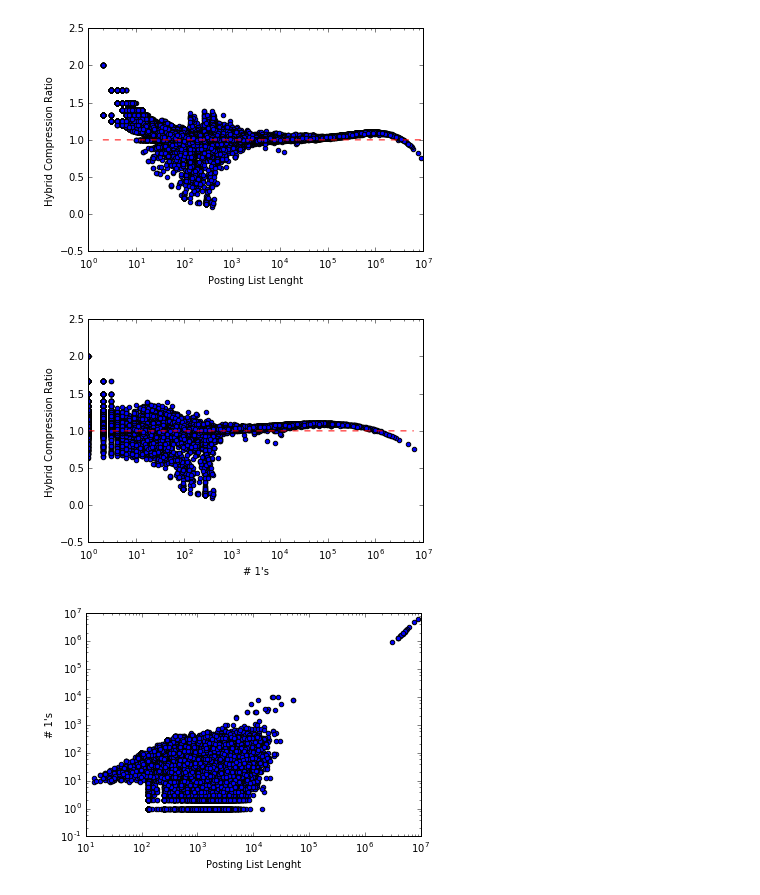
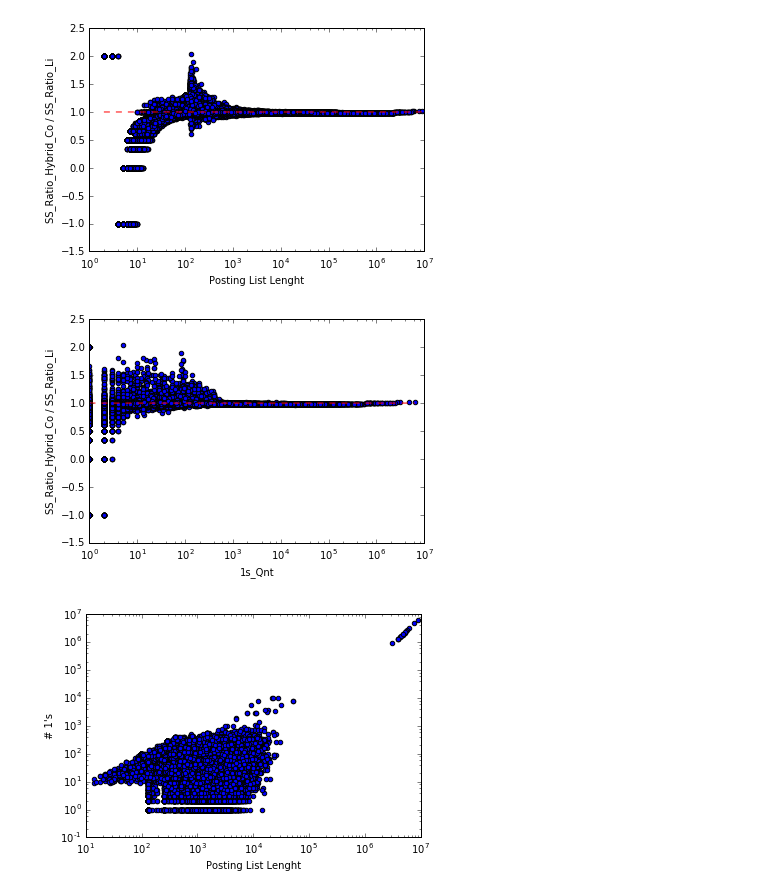
Before and after one commit to earissola/research, a Jupyter notebook: notebooks/resultAnalysis.ipynb, the cells around one changed output. Cells and saved outputs as stored; diff of their text form; code cells hidden in the pictures.

```diff
--- a/notebooks/resultAnalysis.ipynb
+++ b/notebooks/resultAnalysis.ipynb
@@ -12,4 +12,5 @@ from matplotlib import cm
 
 pd.set_option('display.float_format', lambda x: '%.3f' % x)
 # %%
-compressCombined = pd.read_csv('compressCombined.out', sep='\t', header=None)
+#indexData = pd.read_csv('../data/data.out', sep='\t', header=None)
+indexData = pd.read_csv('data.out', sep='\t', header=None)
@@ -127,0 +17,16 @@ print '%.3f' % ((frequencyCombinedUn.sum() / compressCombined['term'].count()) *
+# %%
+header = ['Term', 'Li_Len', '1s_Qnt', '1rl_Avg', 'Liwo1_Len', 'C_Li_Len', 'C_Liwo1_Len', 'EWAH_bitmap_Bytes', 'Bitmap_1s']
+indexData.columns = header
+# %%
+indexData['Bitmap_Bytes'] = indexData.Li_Len / 8 + 1
+indexData['Li_Bytes'] = indexData.Li_Len * 4
+indexData['Liwo1_Bytes'] = indexData.Liwo1_Len * 4
+indexData['C_Li_Bytes'] = indexData.C_Li_Len * 4
+indexData['C_Liwo1_Bytes'] = indexData.C_Liwo1_Len * 4
+
+# SS_Ratio (Space Saving): 1 - (CompressedSize / UncompressedSize) #
+indexData['SS_Ratio_Li'] = 1 - (indexData.C_Li_Bytes / indexData.Li_Bytes)
+indexData['SS_Ratio_Liwo1'] = 1 - (indexData.C_Liwo1_Bytes / indexData.Liwo1_Bytes)
+
+indexData['SS_Ratio_Hybrid_Un'] = 1 - (indexData.Liwo1_Bytes + indexData.Bitmap_Bytes) / indexData.Li_Bytes
+indexData['SS_Ratio_Hybrid_Co'] = 1 - (indexData.C_Liwo1_Bytes + indexData.EWAH_bitmap_Bytes) / indexData.Li_Bytes
@@ -128,37 +153,39 @@ print '%.3f' % ((frequencyCombinedUn.sum() / compressCombined['term'].count()) *
 # %%
-# Hybrid Compression Ratio: HybridCompression / PForCompression #
+# SS_Ratio_Hybrid_Co / SS_Ratio_Li #
 
-start = compressCombined.Li.min()
-stop = compressCombined.Li.max()
+SS_Ratio_Hybrid_Co_over_SS_Ratio_Li = indexData.SS_Ratio_Hybrid_Co / indexData.SS_Ratio_Li
+
+start = indexData.Li_Len.min()
+stop = indexData.Li_Len.max()
 
 s = np.arange(start, stop, 10, dtype=np.int64)
-threshold = np.full((len(s)), 1.0, dtype=np.float16)
+threshold = np.full((len(s)), 1.0, dtype=np.float64)
 
 figure, ax = plt.subplots()
 ax.plot(s, threshold, color='r', linestyle='--')
-ax.scatter(compressCombined['Li'], compressCombined['Combined_Co'])
+ax.scatter(indexData.Li_Len, SS_Ratio_Hybrid_Co_over_SS_Ratio_Li)
 
 ax.set_xlabel('Posting List Lenght')
-ax.set_ylabel('Hybrid Compression Ratio')
+ax.set_ylabel('SS_Ratio_Hybrid_Co / SS_Ratio_Li')
 ax.set_xscale('log')
 #ax.set_yscale('log')
 # %% [output]
-[figure, old version]
+[figure, new version]
 # %%
-start = compressCombined['1s'].min()
-stop = compressCombined['1s'].max()
+start = indexData['1s_Qnt'].min()
+stop = indexData['1s_Qnt'].max()
 
 s = np.arange(start, stop, 10, dtype=np.int64)
-threshold = np.full((len(s)), 1.0, dtype=np.float16)
+threshold = np.full((len(s)), 1.0, dtype=np.float64)
 
 figure, ax = plt.subplots()
 ax.plot(s, threshold, color='r', linestyle='--')
-ax.scatter(compressCombined['1s'], compressCombined['Combined_Co'])
-ax.set_xlabel('# 1\'s')
-ax.set_ylabel('Hybrid Compression Ratio')
+ax.scatter(indexData['1s_Qnt'], SS_Ratio_Hybrid_Co_over_SS_Ratio_Li)
+ax.set_xlabel('1s_Qnt')
+ax.set_ylabel('SS_Ratio_Hybrid_Co / SS_Ratio_Li')
 ax.set_xscale('log')
 # %% [output]
-[figure, old version]
+[figure, new version]
 # %%
 #compressCombinedClean = compressCombined[compressCombined['Li'] < 3.0]
 combinedCoWin = compressCombined[compressCombined['Combined_Co'] < 1.0]
```
Also changed, not shown: parts of 18 cells of this notebook, 4 other files.
